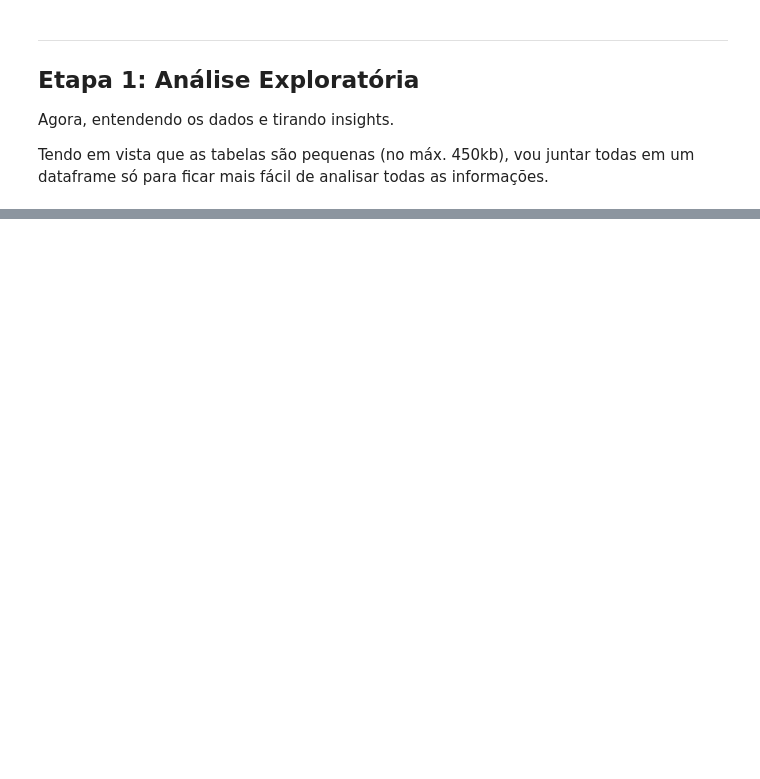
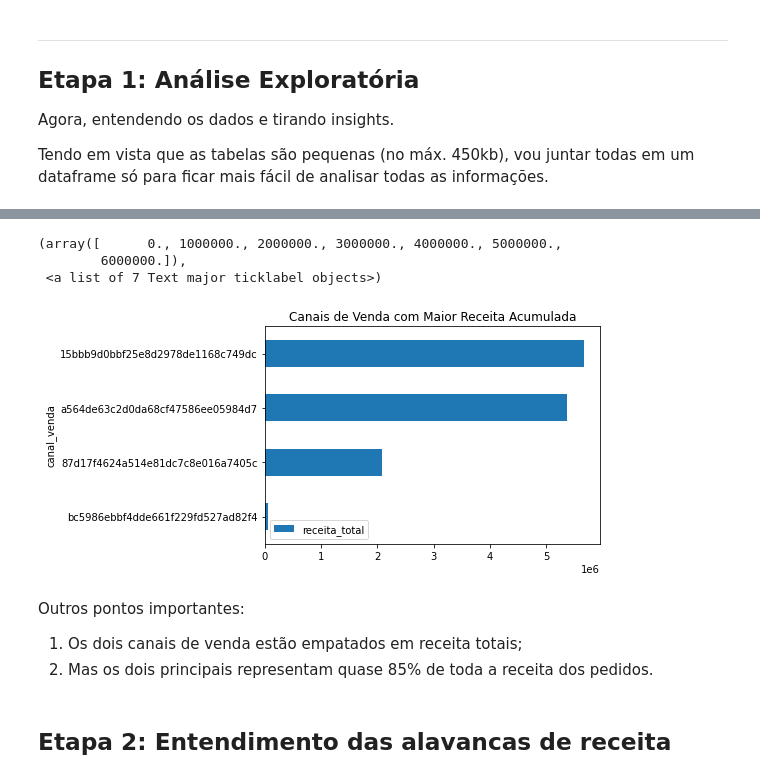
Before and after one commit to israelmendez232/data-science-test, a Jupyter notebook: container/main2.ipynb, the cells around one changed output, grey strips where cells are left out. Drawn from its saved outputs; the diff is of its cells as text; code cells hidden in the pictures; blank space fills up the shorter version.

```diff
--- a/container/main2.ipynb
+++ b/container/main2.ipynb
@@ -159,0 +222,73 @@ df.head()
+# %%
+df_sales = pd.read_sql('''
+    SELECT
+          canal_venda
+		, CAST(SUM(receita) AS decimal(10, 2)) AS receita_total
+    FROM (
+    SELECT
+        transacoes.id_pedido_mask
+        , transacoes.codigo_produto_mask
+        , transacoes.id_usuario_mask
+        , transacoes.brinde
+        , transacoes.desconto
+        , transacoes.frete
+        , transacoes.quantidade
+        , transacoes.receita
+        , itens.familia
+        , itens.peso_unitario
+        , itens.setor
+        , itens.subfamilia
+        , pedidos.canal_marketing
+        , pedidos.canal_venda
+        , pedidos.contagempedidos
+        , pedidos.forma_pagamento
+        , pedidos.parcelas
+        , pedidos.pedido_assinatura
+        , pedidos.subcanal_venda
+    FROM transacoes transacoes
+    LEFT JOIN pedidos pedidos
+        ON transacoes.id_pedido_mask = pedidos.id_pedido_mask
+    LEFT JOIN itens itens
+        ON transacoes.codigo_produto_mask = itens.codigo_produto_mask
+    GROUP BY
+        transacoes.id_pedido_mask
+        , transacoes.codigo_produto_mask
+        , transacoes.id_usuario_mask
+        , transacoes.brinde
+        , transacoes.desconto
+        , transacoes.frete
+        , transacoes.quantidade
+        , transacoes.receita
+        , itens.familia
+        , itens.peso_unitario
+        , itens.setor
+        , itens.subfamilia
+        , pedidos.canal_marketing
+        , pedidos.canal_venda
+        , pedidos.contagempedidos
+        , pedidos.forma_pagamento
+        , pedidos.parcelas
+        , pedidos.pedido_assinatura
+        , pedidos.subcanal_venda
+    )
+    GROUP BY canal_venda
+    ORDER BY receita_total DESC
+	''', engine)
+
+df_sales = df_sales[['receita_total', 'canal_venda']].set_index('canal_venda')
+df_sales = df_sales[0:4].sort_values(by = "receita_total", ascending = True)
+
+df_sales.plot.barh()
+plt.title("Canais de Venda com Maior Receita Acumulada")
+plt.xticks(rotation=0)
+# %% [output]
+(array([      0., 1000000., 2000000., 3000000., 4000000., 5000000.,
+        6000000.]),
+ <a list of 7 Text major ticklabel objects>)
+[figure, added]
+# %% [markdown]
+Outros pontos importantes: <br>
+1. Os dois canais de venda estão empatados em receita totais; <br>
+1. Mas os dois principais representam quase 85% de toda a receita dos pedidos.
+# %% [markdown]
+## Etapa 2: Entendimento das alavancas de receita
```
Also changed, not shown: parts of 18 cells of this notebook, 1 other file.
